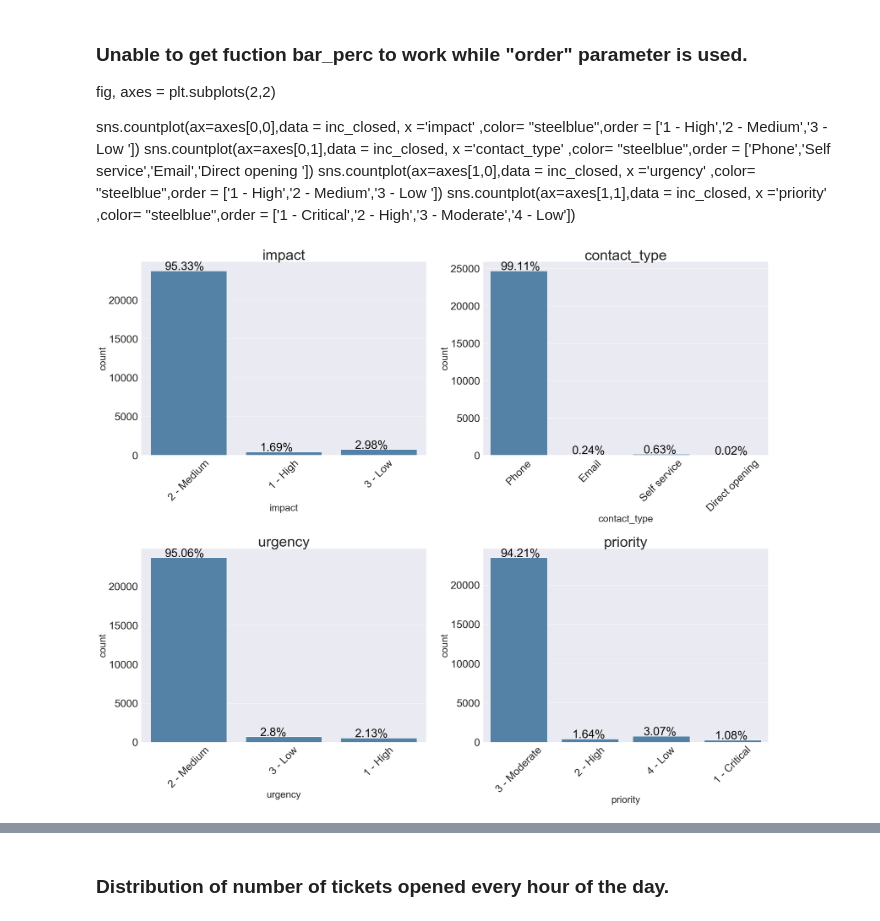
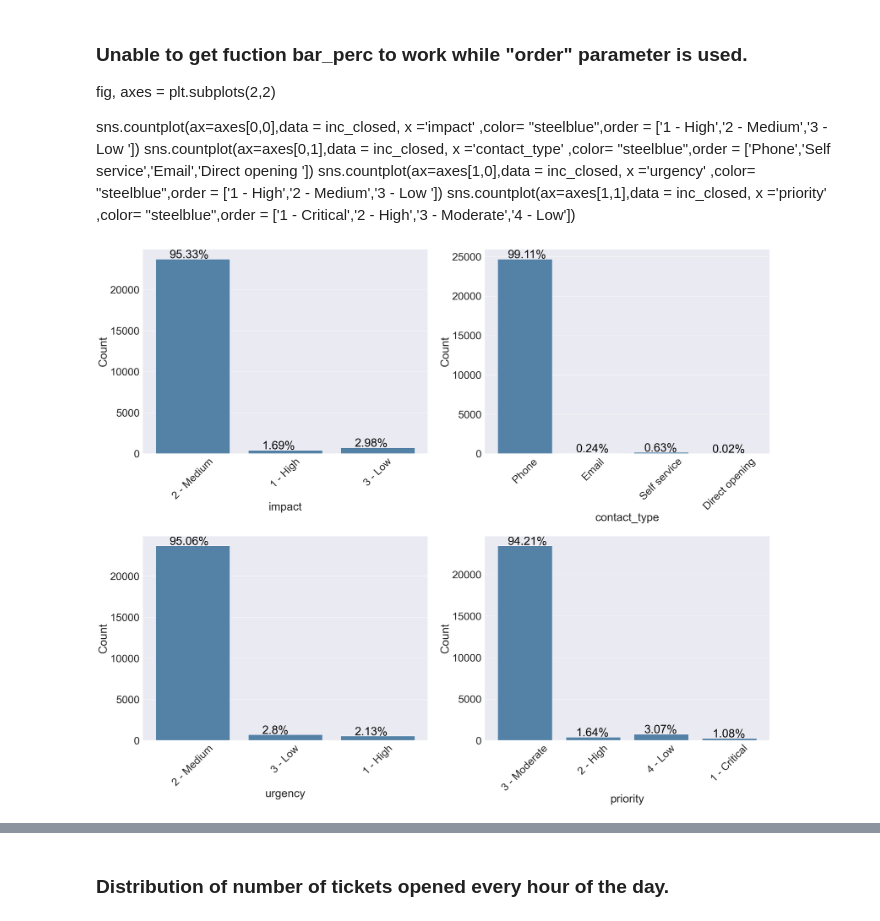
Before and after one commit to RahulKG7/Springboard_for_rahul, a Jupyter notebook: Capstone_projet1/Capstone_project_beta.ipynb, the cells around one changed output, grey strips where cells are left out. Drawn from its saved outputs; the diff is of its cells as text; code cells hidden in the pictures.

```diff
--- a/Capstone_projet1/Capstone_project_beta.ipynb
+++ b/Capstone_projet1/Capstone_project_beta.ipynb
@@ -116,20 +116,22 @@ sns.countplot(ax=axes[1,1],data = inc_closed, x ='priority' ,color= "steelblue",
 # %%
 colname = ['impact','contact_type','urgency','priority']
 order_list =[['1 - High','2 - Medium','3 - Low '],['Phone','Self service','Email','Direct opening '],['1 - High','2 - Medium','3 - Low '],['1 - Critical','2 - High','3 - Moderate','4 - Low']]
 
 
 for i,j in enumerate(colname):
     plt.subplot(2,2,i+1)
 
     ax= sns.countplot(data = inc_closed, x = j,color= "steelblue") ##,order = order_list[i] (if this is added there is error)
+    plt.ylabel("Count",fontsize=35)
+    plt.xlabel((j),fontsize=35)
+    plt.xticks(rotation=45)
 
-    plt.xticks(rotation=45)
-    plt.title((j), fontsize = 45)
+    plt.margins(0.05)
     bar_perc(ax)
 
 plt.tight_layout()
 # %% [output]
-[figure, old version]
+[figure, new version]
 # %%
 colname = ['knowledge','made_sla','u_priority_confirmation','notify']
 
```
Also changed, not shown: parts of 32 cells of this notebook.
